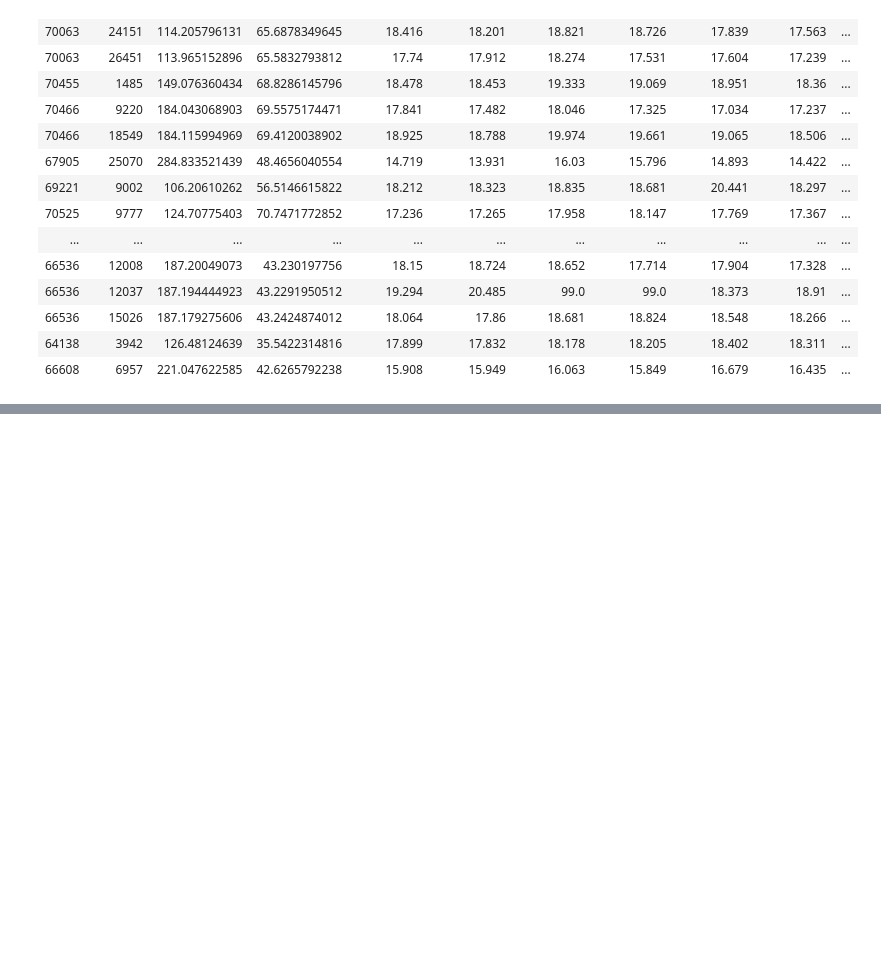
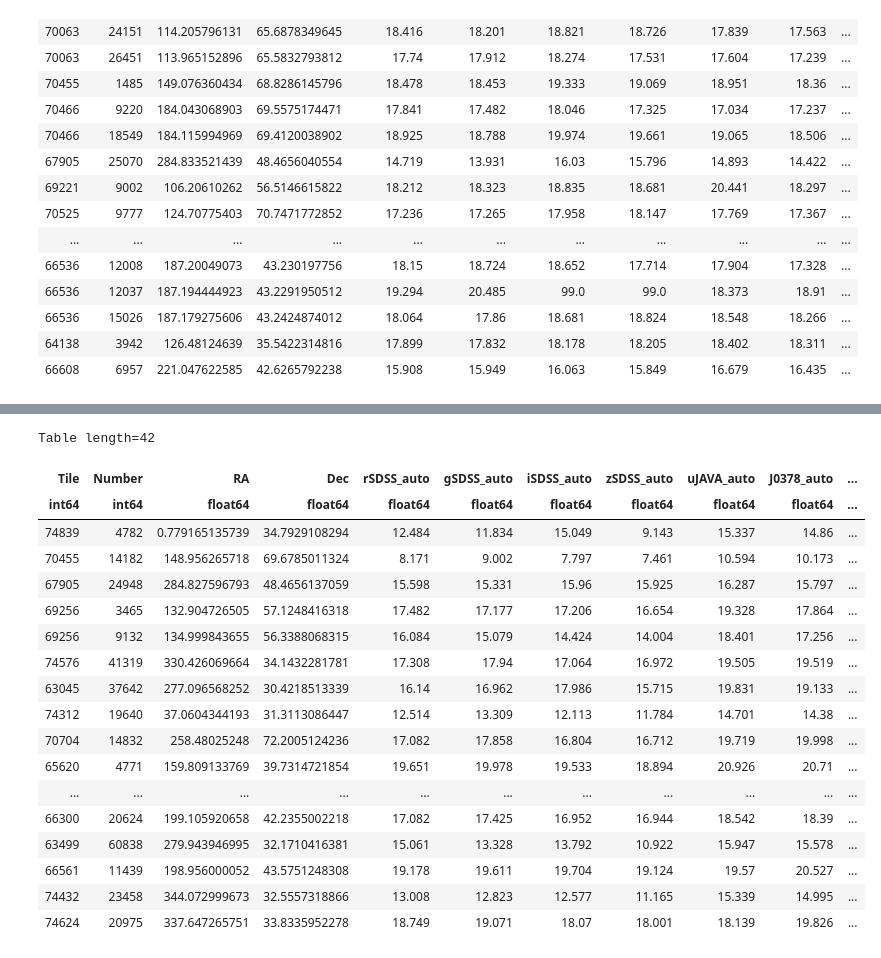
Before and after one commit to AngelGSoto/python-notebooks, a Jupyter notebook: Covert from .tab to .dat.ipynb, the cells around one changed output, grey strips where cells are left out. Cells and saved outputs as stored; diff of their text form; code cells hidden in the pictures; blank space fills up the shorter version.

```diff
--- a/Covert from .tab to .dat.ipynb
+++ b/Covert from .tab to .dat.ipynb
@@ -87,3 +87,30 @@ file1=open(os.path.join(datadir1, asciifile1),'w') #create file
 for a, x, y, z in zip(tile1, idd1, ra1, dec1):
     file1.write('%s %s %f  %f\n'%(a, x, y, z))     #assume you separate columns by tabs
 file1.close()     #close file
+# %%
+datadir1 = "../JPLUS-DR2/aper6_mag_idr"
+file_1 = "SySt-pc-Halpha_emitters_threeerror-cleaning-limfilter-limcolor-flags-mask-broad-prob.tab"
+# %%
+data1 = Table.read(os.path.join(datadir1, file_1), format="ascii.tab")
+# %%
+data1
+# %% [output]
+Table length=42
+| Tile | Number | RA | Dec | rSDSS_auto | gSDSS_auto | iSDSS_auto | zSDSS_auto | uJAVA_auto | J0378_auto | ... |
+| int64 | int64 | float64 | float64 | float64 | float64 | float64 | float64 | float64 | float64 | ... |
+| 74839 | 4782 | 0.779165135739 | 34.7929108294 | 12.484 | 11.834 | 15.049 | 9.143 | 15.337 | 14.86 | ... |
+| 70455 | 14182 | 148.956265718 | 69.6785011324 | 8.171 | 9.002 | 7.797 | 7.461 | 10.594 | 10.173 | ... |
+| 67905 | 24948 | 284.827596793 | 48.4656137059 | 15.598 | 15.331 | 15.96 | 15.925 | 16.287 | 15.797 | ... |
+| 69256 | 3465 | 132.904726505 | 57.1248416318 | 17.482 | 17.177 | 17.206 | 16.654 | 19.328 | 17.864 | ... |
+| 69256 | 9132 | 134.999843655 | 56.3388068315 | 16.084 | 15.079 | 14.424 | 14.004 | 18.401 | 17.256 | ... |
+| 74576 | 41319 | 330.426069664 | 34.1432281781 | 17.308 | 17.94 | 17.064 | 16.972 | 19.505 | 19.519 | ... |
+| 63045 | 37642 | 277.096568252 | 30.4218513339 | 16.14 | 16.962 | 17.986 | 15.715 | 19.831 | 19.133 | ... |
+| 74312 | 19640 | 37.0604344193 | 31.3113086447 | 12.514 | 13.309 | 12.113 | 11.784 | 14.701 | 14.38 | ... |
+| 70704 | 14832 | 258.48025248 | 72.2005124236 | 17.082 | 17.858 | 16.804 | 16.712 | 19.719 | 19.998 | ... |
+| 65620 | 4771 | 159.809133769 | 39.7314721854 | 19.651 | 19.978 | 19.533 | 18.894 | 20.926 | 20.71 | ... |
+| ... | ... | ... | ... | ... | ... | ... | ... | ... | ... | ... |
+| 66300 | 20624 | 199.105920658 | 42.2355002218 | 17.082 | 17.425 | 16.952 | 16.944 | 18.542 | 18.39 | ... |
+| 63499 | 60838 | 279.943946995 | 32.1710416381 | 15.061 | 13.328 | 13.792 | 10.922 | 15.947 | 15.578 | ... |
+| 66561 | 11439 | 198.956000052 | 43.5751248308 | 19.178 | 19.611 | 19.704 | 19.124 | 19.57 | 20.527 | ... |
+| 74432 | 23458 | 344.072999673 | 32.5557318866 | 13.008 | 12.823 | 12.577 | 11.165 | 15.339 | 14.995 | ... |
+| 74624 | 20975 | 337.647265751 | 33.8335952278 | 18.749 | 19.071 | 18.07 | 18.001 | 18.139 | 19.826 | ... |
```
Also changed, not shown: parts of 1 cell of this notebook, 10 other files.
